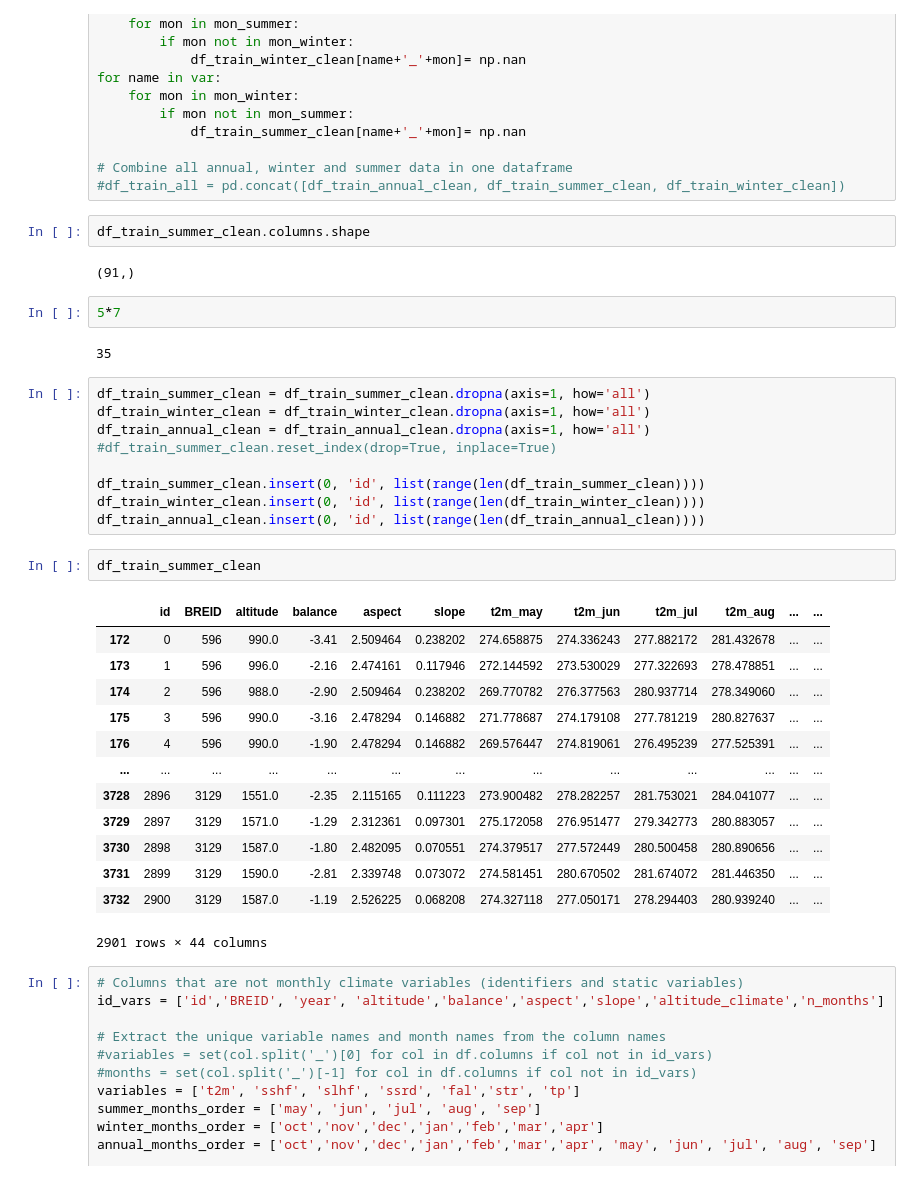
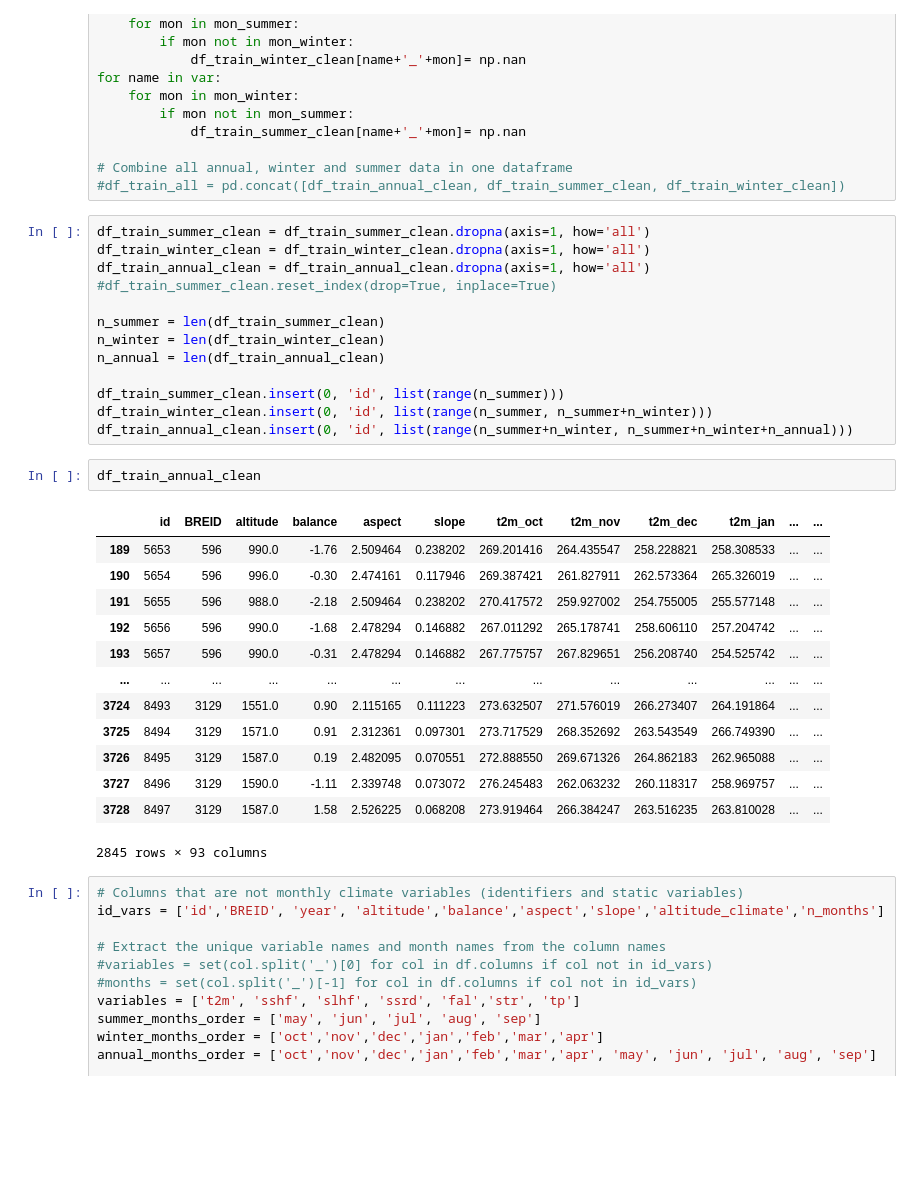
Before and after one commit to khsjursen/ML_MB_Norway, a Jupyter notebook: test_custom_loss.ipynb, the cells around one changed output. Saved outputs shown, nothing was run; the diff lists cells and outputs as text; blank space fills up the shorter version.

```diff
--- a/test_custom_loss.ipynb
+++ b/test_custom_loss.ipynb
@@ -1442,39 +1422,35 @@ for name in var:
 
 # Combine all annual, winter and summer data in one dataframe
 #df_train_all = pd.concat([df_train_annual_clean, df_train_summer_clean, df_train_winter_clean])
-# %%
-df_train_summer_clean.columns.shape
-# %% [output]
-(91,)
-# %%
-5*7
-# %% [output]
-35
 # %%
 df_train_summer_clean = df_train_summer_clean.dropna(axis=1, how='all')
 df_train_winter_clean = df_train_winter_clean.dropna(axis=1, how='all')
 df_train_annual_clean = df_train_annual_clean.dropna(axis=1, how='all')
 #df_train_summer_clean.reset_index(drop=True, inplace=True)
 
-df_train_summer_clean.insert(0, 'id', list(range(len(df_train_summer_clean))))
-df_train_winter_clean.insert(0, 'id', list(range(len(df_train_winter_clean))))
-df_train_annual_clean.insert(0, 'id', list(range(len(df_train_annual_clean))))
+n_summer = len(df_train_summer_clean)
+n_winter = len(df_train_winter_clean)
+n_annual = len(df_train_annual_clean)
+
+df_train_summer_clean.insert(0, 'id', list(range(n_summer)))
+df_train_winter_clean.insert(0, 'id', list(range(n_summer, n_summer+n_winter)))
+df_train_annual_clean.insert(0, 'id', list(range(n_summer+n_winter, n_summer+n_winter+n_annual)))
 # %%
-df_train_summer_clean
+df_train_annual_clean
 # %% [output]
-|  | id | BREID | altitude | balance | aspect | slope | t2m_may | t2m_jun | t2m_jul | t2m_aug | ... | ... |
-| 172 | 0 | 596 | 990.0 | -3.41 | 2.509464 | 0.238202 | 274.658875 | 274.336243 | 277.882172 | 281.432678 | ... | ... |
-| 173 | 1 | 596 | 996.0 | -2.16 | 2.474161 | 0.117946 | 272.144592 | 273.530029 | 277.322693 | 278.478851 | ... | ... |
-| 174 | 2 | 596 | 988.0 | -2.90 | 2.509464 | 0.238202 | 269.770782 | 276.377563 | 280.937714 | 278.349060 | ... | ... |
-| 175 | 3 | 596 | 990.0 | -3.16 | 2.478294 | 0.146882 | 271.778687 | 274.179108 | 277.781219 | 280.827637 | ... | ... |
-| 176 | 4 | 596 | 990.0 | -1.90 | 2.478294 | 0.146882 | 269.576447 | 274.819061 | 276.495239 | 277.525391 | ... | ... |
+|  | id | BREID | altitude | balance | aspect | slope | t2m_oct | t2m_nov | t2m_dec | t2m_jan | ... | ... |
+| 189 | 5653 | 596 | 990.0 | -1.76 | 2.509464 | 0.238202 | 269.201416 | 264.435547 | 258.228821 | 258.308533 | ... | ... |
+| 190 | 5654 | 596 | 996.0 | -0.30 | 2.474161 | 0.117946 | 269.387421 | 261.827911 | 262.573364 | 265.326019 | ... | ... |
+| 191 | 5655 | 596 | 988.0 | -2.18 | 2.509464 | 0.238202 | 270.417572 | 259.927002 | 254.755005 | 255.577148 | ... | ... |
+| 192 | 5656 | 596 | 990.0 | -1.68 | 2.478294 | 0.146882 | 267.011292 | 265.178741 | 258.606110 | 257.204742 | ... | ... |
+| 193 | 5657 | 596 | 990.0 | -0.31 | 2.478294 | 0.146882 | 267.775757 | 267.829651 | 256.208740 | 254.525742 | ... | ... |
 | ... | ... | ... | ... | ... | ... | ... | ... | ... | ... | ... | ... | ... |
-| 3728 | 2896 | 3129 | 1551.0 | -2.35 | 2.115165 | 0.111223 | 273.900482 | 278.282257 | 281.753021 | 284.041077 | ... | ... |
-| 3729 | 2897 | 3129 | 1571.0 | -1.29 | 2.312361 | 0.097301 | 275.172058 | 276.951477 | 279.342773 | 280.883057 | ... | ... |
-| 3730 | 2898 | 3129 | 1587.0 | -1.80 | 2.482095 | 0.070551 | 274.379517 | 277.572449 | 280.500458 | 280.890656 | ... | ... |
-| 3731 | 2899 | 3129 | 1590.0 | -2.81 | 2.339748 | 0.073072 | 274.581451 | 280.670502 | 281.674072 | 281.446350 | ... | ... |
-| 3732 | 2900 | 3129 | 1587.0 | -1.19 | 2.526225 | 0.068208 | 274.327118 | 277.050171 | 278.294403 | 280.939240 | ... | ... |
+| 3724 | 8493 | 3129 | 1551.0 | 0.90 | 2.115165 | 0.111223 | 273.632507 | 271.576019 | 266.273407 | 264.191864 | ... | ... |
+| 3725 | 8494 | 3129 | 1571.0 | 0.91 | 2.312361 | 0.097301 | 273.717529 | 268.352692 | 263.543549 | 266.749390 | ... | ... |
+| 3726 | 8495 | 3129 | 1587.0 | 0.19 | 2.482095 | 0.070551 | 272.888550 | 269.671326 | 264.862183 | 262.965088 | ... | ... |
+| 3727 | 8496 | 3129 | 1590.0 | -1.11 | 2.339748 | 0.073072 | 276.245483 | 262.063232 | 260.118317 | 258.969757 | ... | ... |
+| 3728 | 8497 | 3129 | 1587.0 | 1.58 | 2.526225 | 0.068208 | 273.919464 | 266.384247 | 263.516235 | 263.810028 | ... | ... |
-2901 rows × 44 columns
+2845 rows × 93 columns
 # %%
 # Columns that are not monthly climate variables (identifiers and static variables)
 id_vars = ['id','BREID', 'year', 'altitude','balance','aspect','slope','altitude_climate','n_months']
```
Also changed, not shown: parts of 38 cells of this notebook.
